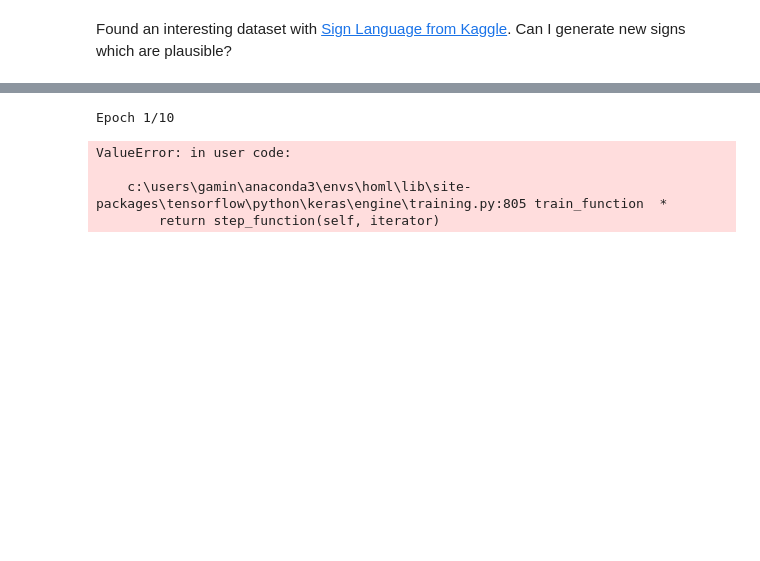
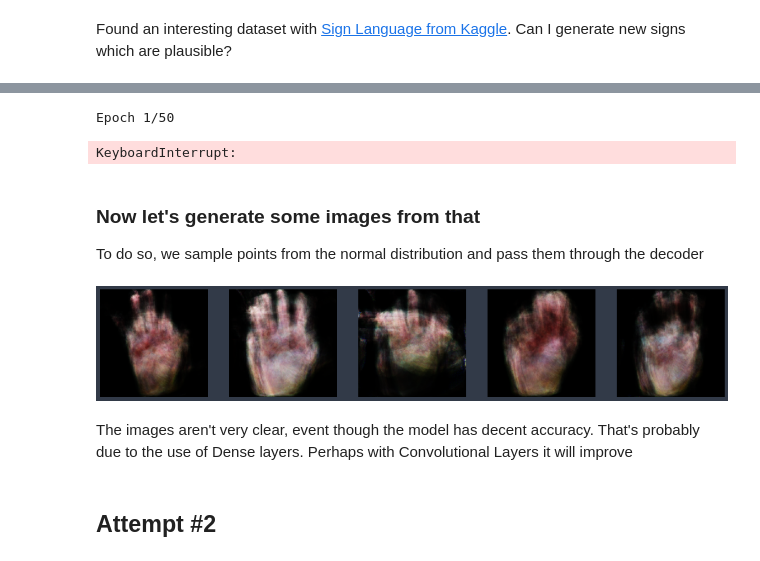
Before and after one commit to amaralcs/homl, a Jupyter notebook: 17_autoencoders_gans_exercises.ipynb, the cells around one changed output, grey strips where cells are left out. Cells and saved outputs as stored; diff of their text form; code cells hidden in the pictures; blank space fills up the shorter version.

```diff
--- a/17_autoencoders_gans_exercises.ipynb
+++ b/17_autoencoders_gans_exercises.ipynb
@@ -387,6 +407,8 @@ Struggling with this exercise, tough to create a good Convolutional model with o
 # %% [markdown]
 Found an interesting dataset with [Sign Language from Kaggle](https://www.kaggle.com/ayuraj/asl-dataset). Can I generate new signs which are plausible?
 # %%
+DIMS = 128
+
 def parse_image(path):
     parts = tf.strings.split(path, os.sep)
     label = parts[-2]
@@ -394,7 +416,7 @@ def parse_image(path):
     image = tf.io.read_file(path)
     image = tf.image.decode_jpeg(image)
     image = tf.image.convert_image_dtype(image, tf.float32)
-    image = tf.image.resize(image, [64, 64])
+    image = tf.image.resize(image, [DIMS, DIMS])  # Reducing image size so dataset fits in memory
     return image, image
 
 def get_dataset_size(path):
@@ -524,8 +480,33 @@ array([[[0.6818232 , 0.73444766, 0.81097627, ..., 0.7168229 ,
-# %%
-history = vae.fit(dataset, epochs=10)
-# %% [output]
-Epoch 1/10
-ValueError: in user code:
-
-    c:\users\gamin\anaconda3\envs\homl\lib\site-packages\tensorflow\python\keras\engine\training.py:805 train_function  *
-        return step_function(self, iterator)
+# %%
+EPOCHS = 50
+MODEL_NAME = f"dense_{DIMS}_dims"
+history = vae.fit(dataset, epochs=EPOCHS, callbacks=callbacks)
+# %% [output]
+Epoch 1/50
+KeyboardInterrupt:
+# %% [markdown]
+### Now let's generate some images from that
+To do so, we sample points from the normal distribution and pass them through the decoder
+# %%
+def plot_multiple_images(images, n_cols=None):
+    n_cols = n_cols or len(images)
+    n_rows = (len(images) - 1) // n_cols + 1
+    if images.shape[-1] == 1:
+        images = np.squeeze(images, axis=-1)
+    plt.figure(figsize=(20, 12))
+    for index, image in enumerate(images):
+        plt.subplot(n_rows, n_cols, index + 1)
+        plt.imshow(image, cmap="binary")
+        plt.axis("off")
+# %%
+n_images = 5
+new_codings = tf.random.normal(shape=[n_images, codings_size])
+new_images = variational_decoder(new_codings).numpy()
+# %%
+plot_multiple_images(new_images, n_images)
+# %% [output]
+[figure, added]
+# %% [markdown]
+The images aren't very clear, event though the model has decent accuracy. That's probably due to the use of Dense layers. Perhaps with Convolutional Layers it will improve
+# %% [markdown]
+## Attempt #2
```
Also changed, not shown: parts of 16 cells of this notebook.
